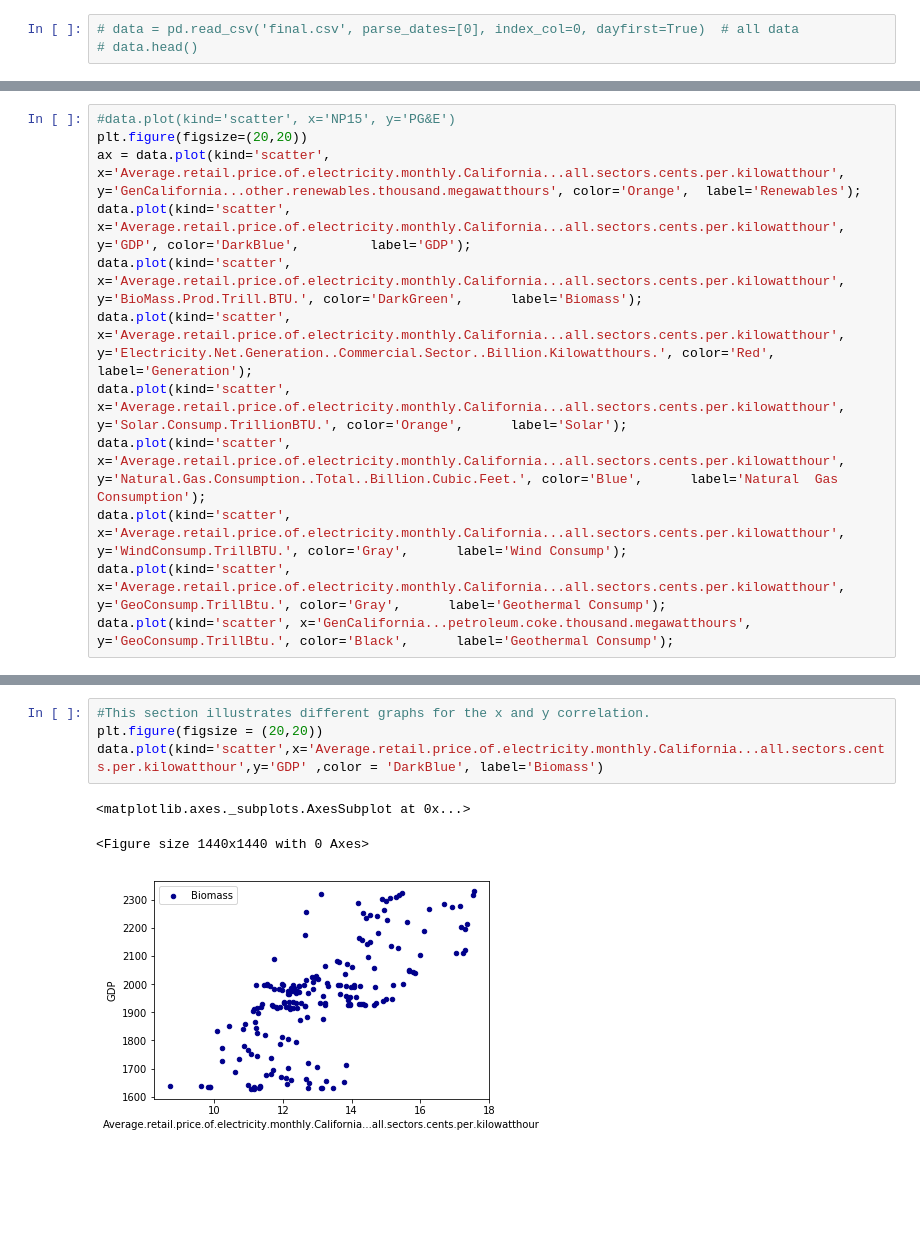
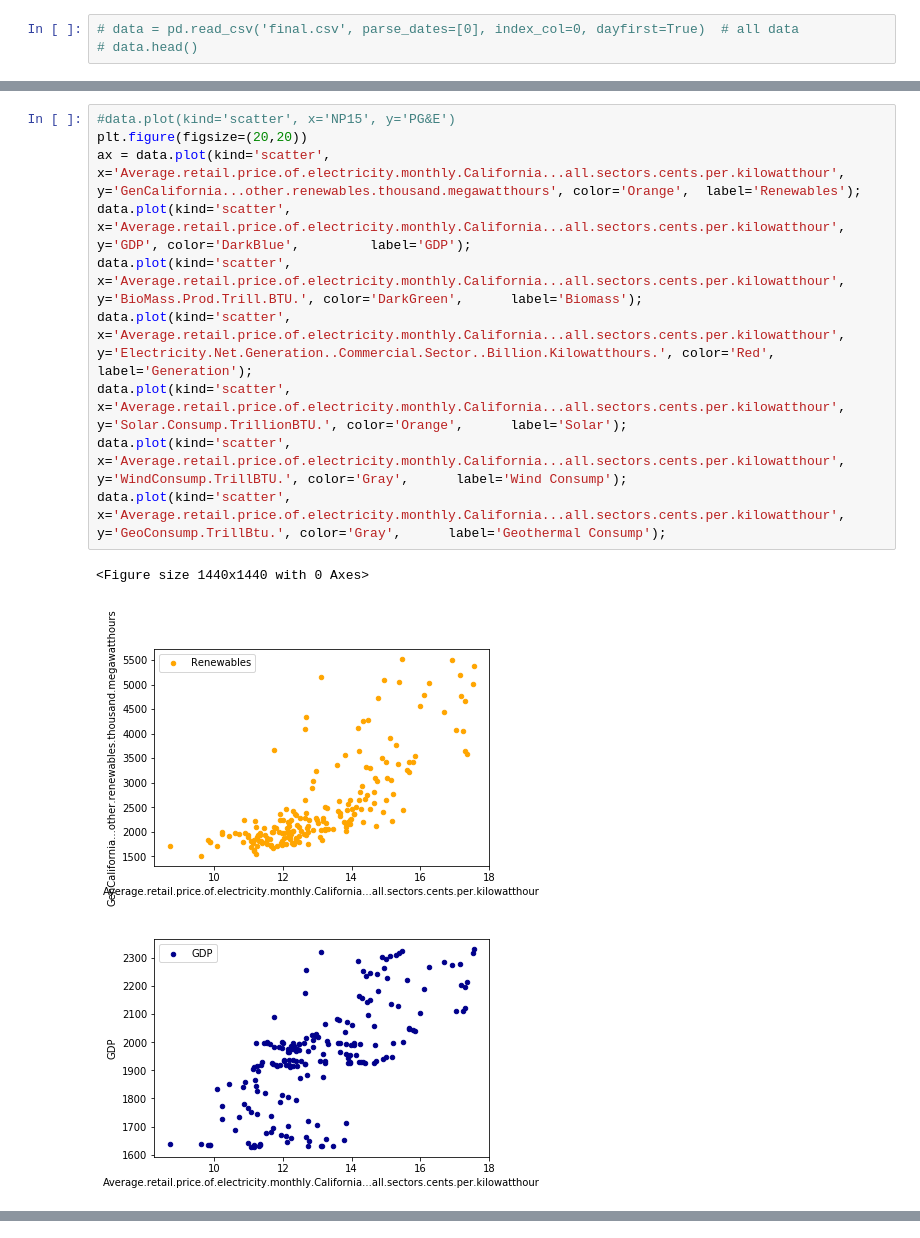
Before and after one commit to ashkanyousefi/Energy_Price_Predictor, a Jupyter notebook: Electricity_Price_Prediction_Va3.ipynb, the cells around one changed output, grey strips where cells are left out. Cells and saved outputs as stored; diff of their text form; blank space fills up the shorter version.

```diff
--- a/Electricity_Price_Prediction_Va3.ipynb
+++ b/Electricity_Price_Prediction_Va3.ipynb
@@ -67,12 +59,14 @@ sns.heatmap(data.astype(float).corr().round(2),linewidth=0.1,vmax=1.0,square=Tru
 # %%
 #data.plot(kind='scatter', x='NP15', y='PG&E')
 plt.figure(figsize=(20,20))
 ax = data.plot(kind='scatter', x='Average.retail.price.of.electricity.monthly.California...all.sectors.cents.per.kilowatthour', y='GenCalifornia...other.renewables.thousand.megawatthours', color='Orange',  label='Renewables');
 data.plot(kind='scatter', x='Average.retail.price.of.electricity.monthly.California...all.sectors.cents.per.kilowatthour', y='GDP', color='DarkBlue',         label='GDP');
 data.plot(kind='scatter', x='Average.retail.price.of.electricity.monthly.California...all.sectors.cents.per.kilowatthour',  y='BioMass.Prod.Trill.BTU.', color='DarkGreen',      label='Biomass');
 data.plot(kind='scatter', x='Average.retail.price.of.electricity.monthly.California...all.sectors.cents.per.kilowatthour',  y='Electricity.Net.Generation..Commercial.Sector..Billion.Kilowatthours.', color='Red',      label='Generation');
 data.plot(kind='scatter', x='Average.retail.price.of.electricity.monthly.California...all.sectors.cents.per.kilowatthour',  y='Solar.Consump.TrillionBTU.', color='Orange',      label='Solar');
-data.plot(kind='scatter', x='Average.retail.price.of.electricity.monthly.California...all.sectors.cents.per.kilowatthour',  y='Natural.Gas.Consumption..Total..Billion.Cubic.Feet.', color='Blue',      label='Natural  Gas Consumption');
 data.plot(kind='scatter', x='Average.retail.price.of.electricity.monthly.California...all.sectors.cents.per.kilowatthour',  y='WindConsump.TrillBTU.', color='Gray',      label='Wind Consump');
 data.plot(kind='scatter', x='Average.retail.price.of.electricity.monthly.California...all.sectors.cents.per.kilowatthour',  y='GeoConsump.TrillBtu.', color='Gray',      label='Geothermal Consump');
-data.plot(kind='scatter', x='GenCalifornia...petroleum.coke.thousand.megawatthours',  y='GeoConsump.TrillBtu.', color='Black',      label='Geothermal Consump');
+# %% [output]
+<Figure size 1440x1440 with 0 Axes>
+[figure, added]
+[figure, added]
@@ -79,8 +78,0 @@ data.plot(kind='scatter', x='GenCalifornia...petroleum.coke.thousand.megawatthou
-# %%
-#This section illustrates different graphs for the x and y correlation.
-plt.figure(figsize = (20,20))
-data.plot(kind='scatter',x='Average.retail.price.of.electricity.monthly.California...all.sectors.cents.per.kilowatthour',y='GDP' ,color = 'DarkBlue', label='Biomass')
-# %% [output]
-<matplotlib.axes._subplots.AxesSubplot at 0x...>
-<Figure size 1440x1440 with 0 Axes>
-[figure, removed]
```
Also changed, not shown: parts of 7 cells of this notebook, 6 other files.
